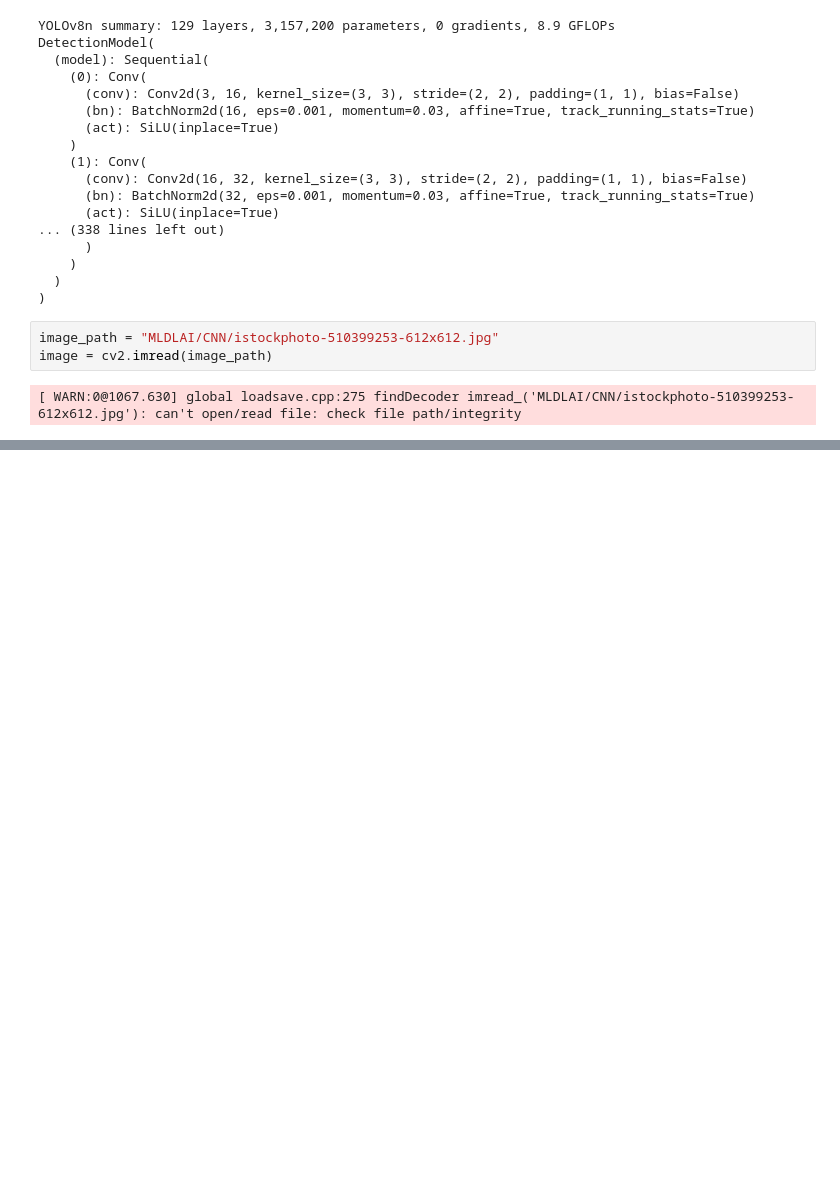
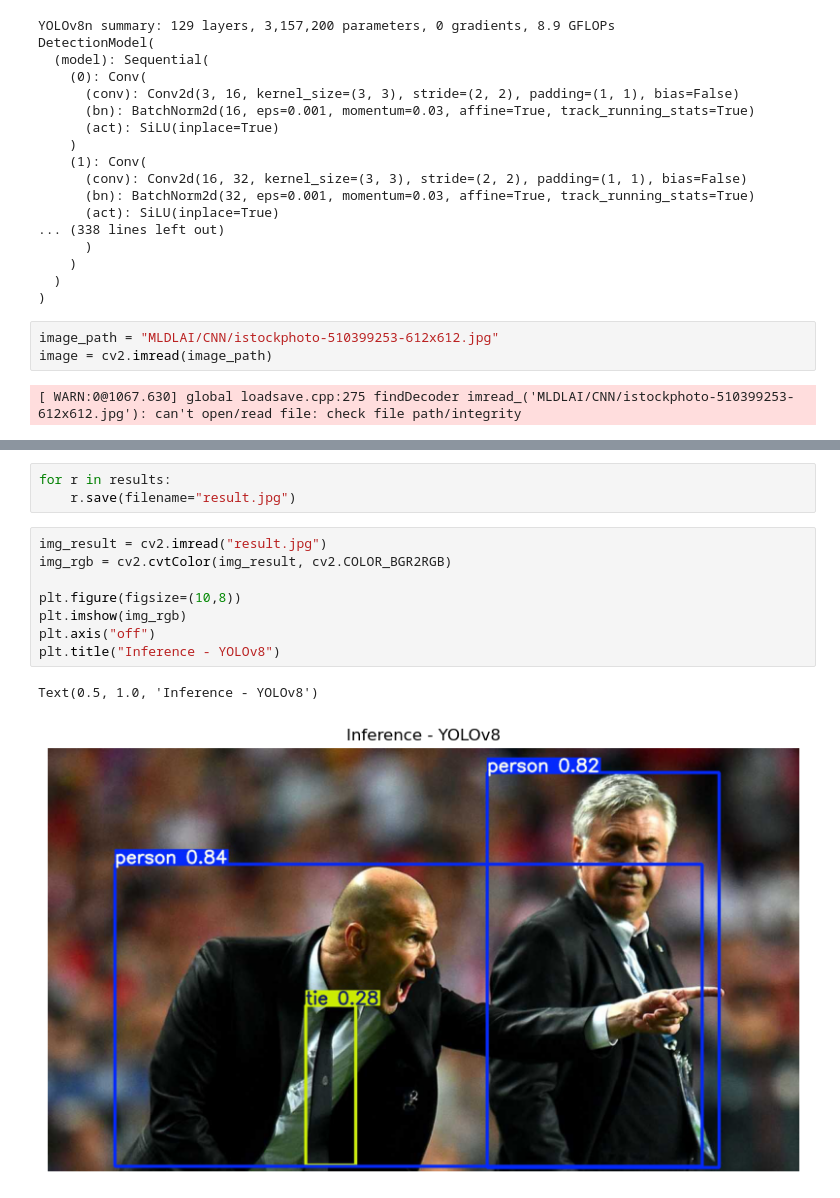
Before and after one commit to Samyak2605/MLDLAI, a Jupyter notebook: CNN/YOLO.ipynb, the cells around one changed output, grey strips where cells are left out. Drawn from its saved outputs; the diff is of its cells as text; blank space fills up the shorter version.

Commit message:
Displayed the result image

```diff
--- a/CNN/YOLO.ipynb
+++ b/CNN/YOLO.ipynb
@@ -35,0 +44,14 @@ image = cv2.imread(image_path)
+# %%
+for r in results:
+    r.save(filename="result.jpg")
+# %%
+img_result = cv2.imread("result.jpg")
+img_rgb = cv2.cvtColor(img_result, cv2.COLOR_BGR2RGB)
+
+plt.figure(figsize=(10,8))
+plt.imshow(img_rgb)
+plt.axis("off")
+plt.title("Inference - YOLOv8")
+# %% [output]
+Text(0.5, 1.0, 'Inference - YOLOv8')
+[figure, added]
```
Also changed, not shown: parts of 1 cell of this notebook.
